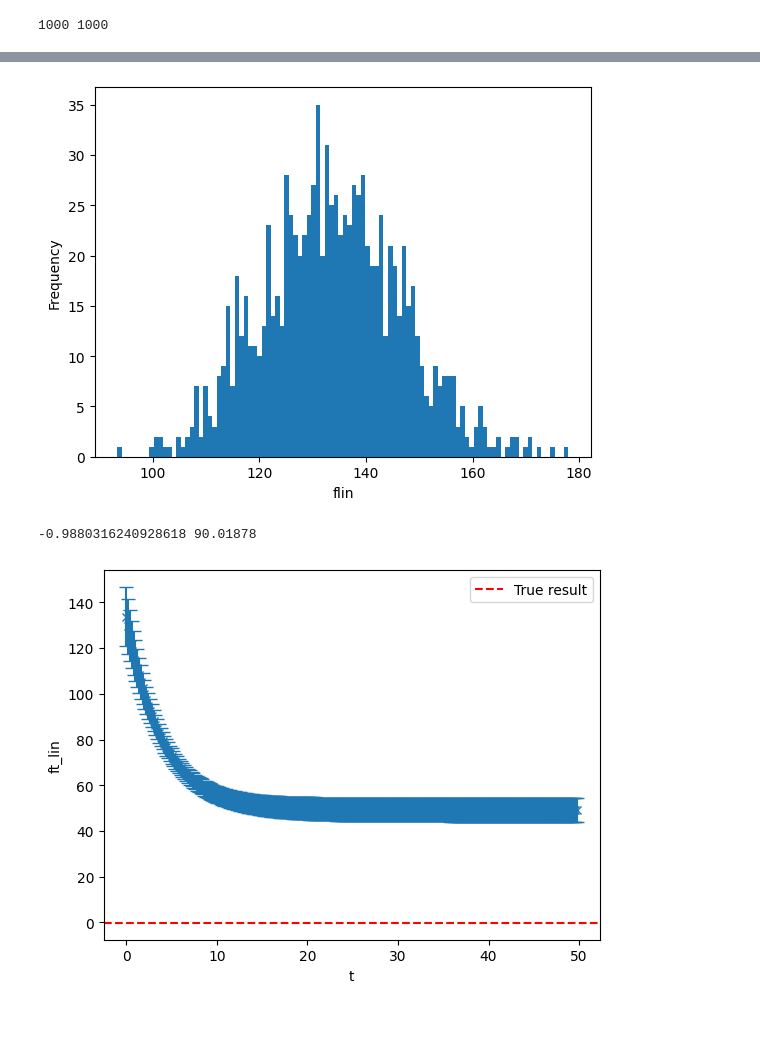
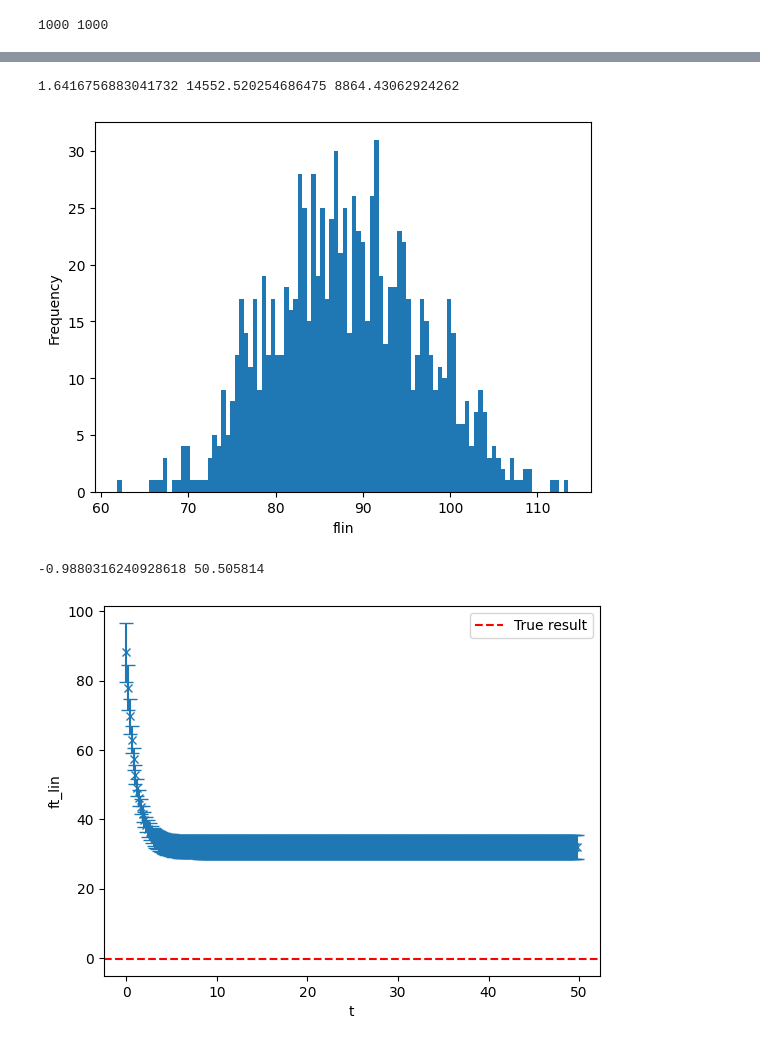
Before and after one commit to Manuel1711/Neural-Networks, a Jupyter notebook: NN_Gaussian.ipynb, the cells around one changed output, grey strips where cells are left out. Cells and saved outputs as stored; diff of their text form; code cells hidden in the pictures.

```diff
--- a/NN_Gaussian.ipynb
+++ b/NN_Gaussian.ipynb
@@ -27,6 +43,5 @@ To enable the following instructions: AVX2 FMA, in other operations, rebuild Ten
 # %%
-# This function takes the dimension of the input, the depth of the NN, a mean value, sigma, number of layers
-# and it initializes the parameters of the NN (biases and weights)
+# Initialization of weights and bias with a normal distribution
 def initialization(input_size_, hidden_size_, Mu_, STD_, nl):
     bname = 'b{}'.format(nl)
     Wname = 'W{}'.format(nl)
@@ -35,21 +50,20 @@ def initialization(input_size_, hidden_size_, Mu_, STD_, nl):
     return WR,BR
 
 # Define the forward function to compute the output of the neural network
-def forward(X, i, activation):
+def forward(X, i, activation, depth_):
     with tf.GradientTape() as tape:
-        tape.watch([Ws[i,0], Bs[i,0], Ws[i,1], Bs[i,1], Ws[i,2], Bs[i,2], Ws[i,3], Bs[i,3], Ws[i,4], Bs[i,4]])  # It registers the parameters inside the GradientTape
-        Z1 = tf.add(tf.matmul(X, Ws[i,0]), Bs[i,0])
-        A1 = activation(Z1)
-        Z2 = tf.add(tf.matmul(A1, Ws[i,1]), Bs[i,1])
-        A2 = activation(Z2)
-        Z3 = tf.add(tf.matmul(A2, Ws[i,2]), Bs[i,2])
-        A3 = activation(Z3)
-        Z4 = tf.add(tf.matmul(A3, Ws[i,3]), Bs[i,3])
-        A4 = activation(Z4)
-        Z5 = tf.add(tf.matmul(A4, Ws[i,4]), Bs[i,4])
+        tape.watch([param for param in [Ws[i, j] for j in range(depth_)] + [Bs[i, j] for j in range(depth_)]])
 
-    gradients = tape.gradient(Z5, [Ws[i,0], Bs[i,0], Ws[i,1], Bs[i,1], Ws[i,2], Bs[i,2], Ws[i,3], Bs[i,3], Ws[i,4], Bs[i,4]])
-    return Z5, gradients
+        A = X
+        for j in range(depth_):
+            Z = tf.add(tf.matmul(A, Ws[i, j]), Bs[i, j])
+            A = activation(Z)
+
+        Z_last = Z
+
+    gradients = tape.gradient(Z_last, [Ws[i, j] for j in range(depth_)] + [Bs[i, j] for j in range(depth_)])
+    return Z_last, gradients
+
 
 def bootobj_extr(layer_, el1_, el2_):
     A = np.zeros(Nboot)
@@ -84,7 +100,7 @@ def std_dev(arr):
 input_size = 1
 hidden_size = 3
 output_size = 1
-depth = 5
+depth = 4
 Nboot = 1000
 lsizes = np.concatenate(([input_size], np.repeat(hidden_size, depth-1), [output_size]))
 print(lsizes)
@@ -115,8 +131,8 @@ grads_array = np.array([])
 grads_array_test = np.array([])
 for i in range (0, Nboot):
 
-    Y, Grad = forward(X,i,tf.nn.relu)
-    Y_test, Grad_test = forward(xtest,i,tf.nn.relu)
+    Y, Grad = forward(X,i,tf.nn.relu, depth)
+    Y_test, Grad_test = forward(xtest,i,tf.nn.relu, depth)
     output_array.append(Y.numpy()[0][0])
     output_array_test.append(Y_test.numpy()[0][0])
 
@@ -125,4 +141,6 @@ for i in range (0, Nboot):
     grads_test_np = np.concatenate([g.numpy().flatten() for g in Grad_test])
     grads_array = np.vstack([grads_array, grads_np]) if grads_array.size else grads_np
     grads_array_test = np.vstack([grads_array_test, grads_test_np]) if grads_array_test.size else grads_test_np
+
+print(grads_array.shape, grads_array_test.shape)
 # %% [output]
@@ -307,7 +331,7 @@ Bins = np.arange(0,50,0.2)
 flin_tr = np.empty((Nboot, len(Bins)))
 for i in range(Nboot):
     for j in range(len(Bins)):
-        _, flin_tr_app = Train(grads_array[i,:],theta[i], 0.00001, Bins[j], output_array[i], Y)
+        _, flin_tr_app = Train(grads_array[i,:],theta[i], 0.0001, Bins[j], output_array[i], Y)
         flin_tr[i,j] = flin_tr_app
 
 
@@ -341,34 +365,36 @@ plt.show()
 # %%
 flin = np.empty((Nboot, len(Bins)))
 for i in range(Nboot):
     for j in range(len(Bins)):
-        flin_app = Ver(theta[i], theta_test[i], 0.00001, Bins[j], Y, output_array_test[i], output_array[i])
+        flin_app = Ver(theta[i], theta_test[i], 0.0001, Bins[j], Y, output_array_test[i], output_array[i])
         flin[i,j] = flin_app
 
+print(theta_test[0]/theta[0], theta_test[0], theta[0])
 
 plt.hist(flin[:,0], bins=100)
 plt.xlabel('flin')
 plt.ylabel('Frequency')
 plt.title('')
 plt.show()
 
 print(Y, output_array[0])
 
 flin_mu = np.empty(len(Bins))
 flin_s = np.empty(len(Bins))
 for i in range(len(Bins)):
     flin_mu[i] = mean(flin[:,i])
     flin_s[i] = std_dev(flin[:,i])
 
 Y2 = data_law(xtest)
 
 plt.errorbar(Bins, flin_mu, yerr=flin_s, fmt='x', capsize=5)
 plt.axhline(Y2, color='r', linestyle='--', label='True result')
 plt.legend()
 plt.xlabel('t')
 plt.ylabel('ft_lin')
 plt.show()
 # %% [output]
+1.6416756883041732 14552.520254686475 8864.43062924262
-[figure, old version]
+[figure, new version]
--0.9880316240928618 90.01878
+-0.9880316240928618 50.505814
-[figure, old version]
+[figure, new version]
```
Also changed, not shown: parts of 20 cells of this notebook.
